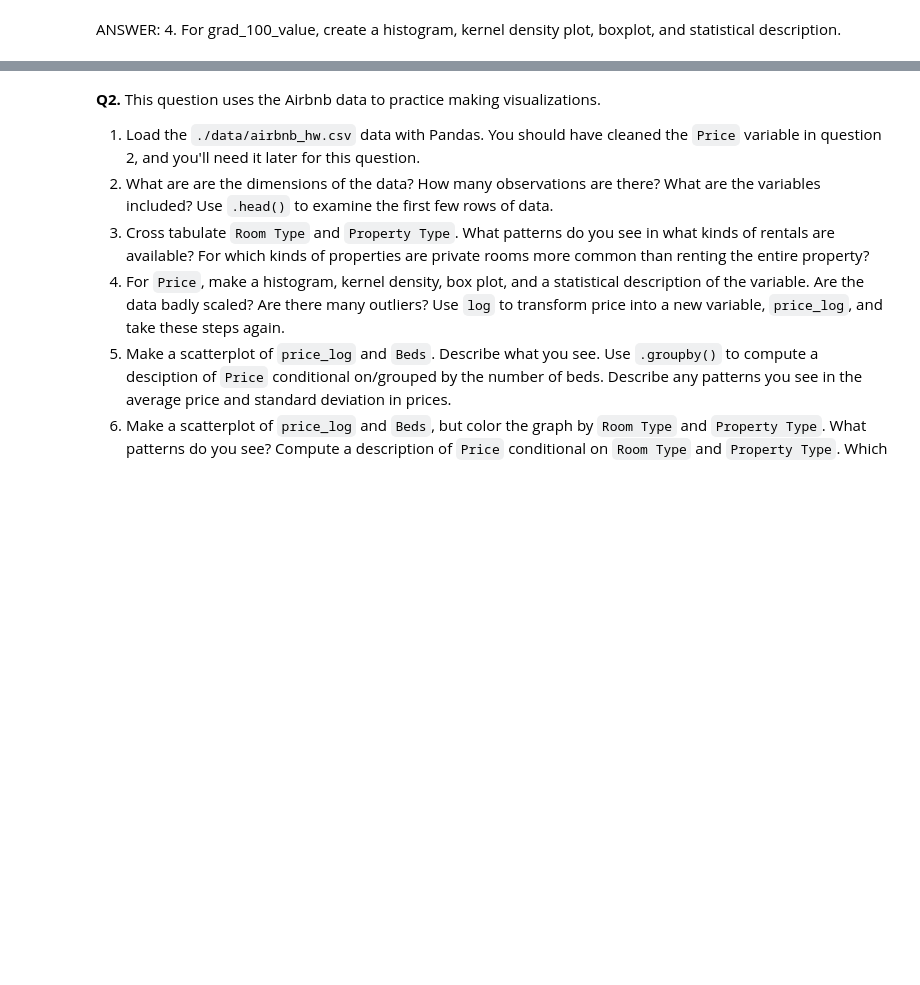
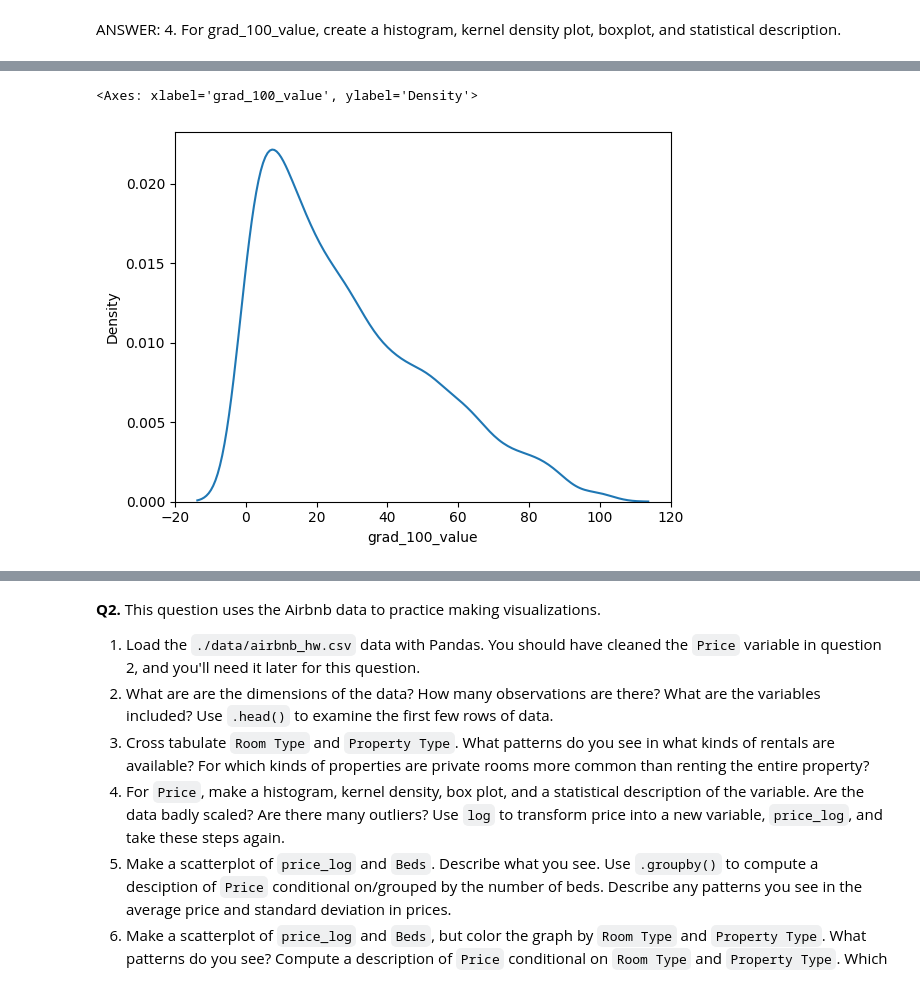
Before and after one commit to Zach-Russell/visualization, a Jupyter notebook: assignment/assignment.ipynb, the cells around one changed output, grey strips where cells are left out. Drawn from its saved outputs; the diff is of its cells as text; code cells hidden in the pictures; blank space fills up the shorter version.

```diff
--- a/assignment/assignment.ipynb
+++ b/assignment/assignment.ipynb
@@ -83,0 +79,6 @@ import seaborn as sns
+# %%
+#Kernel density plot
+sns.kdeplot(df["grad_100_value"])
+# %% [output]
+<Axes: xlabel='grad_100_value', ylabel='Density'>
+[figure, added]
```
Also changed, not shown: parts of 36 cells of this notebook.
